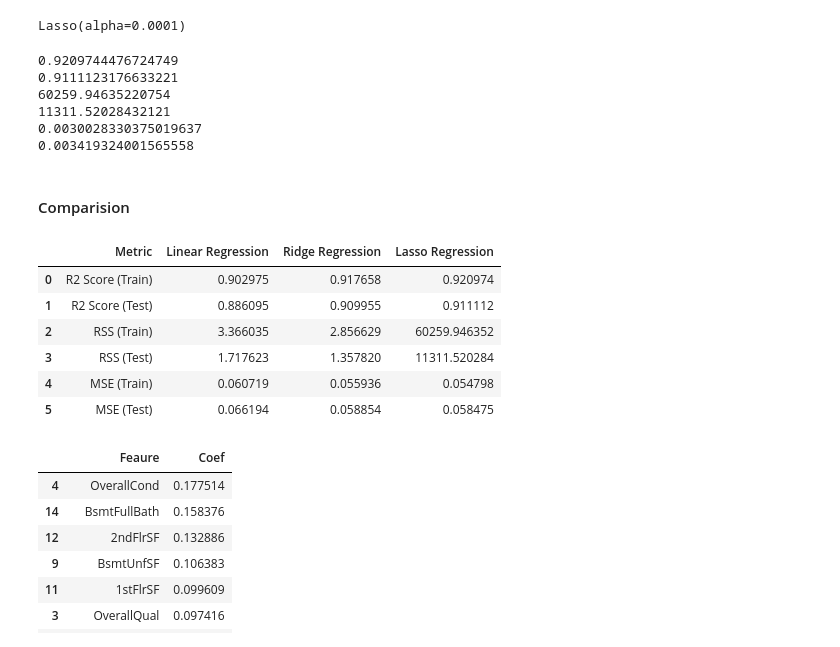
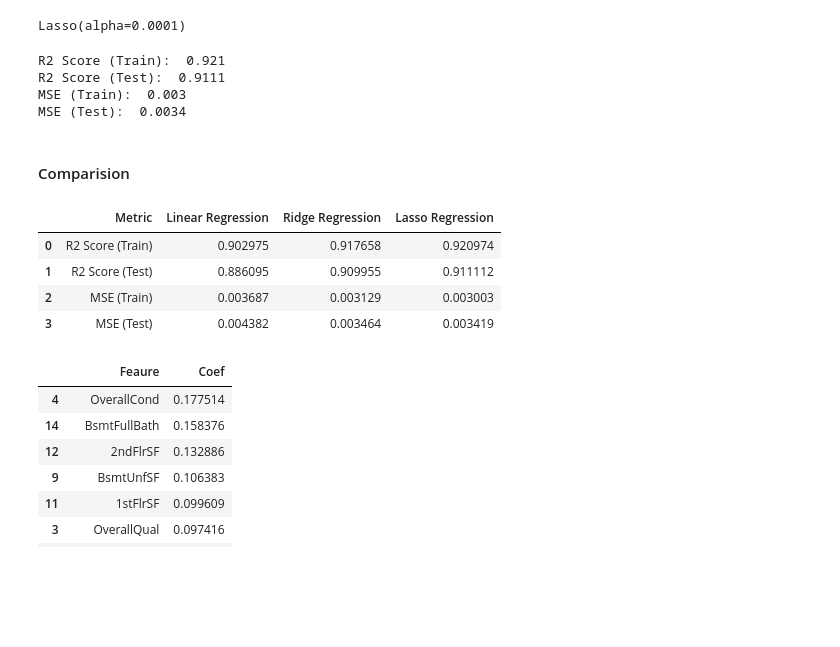
Before and after one commit to jawad360/epgp-course-assignment-advance-regression, a Jupyter notebook: assignment.ipynb, the cells around one changed output. Saved outputs shown, nothing was run; the diff lists cells and outputs as text; code cells hidden in the pictures; blank space fills up the shorter version.

```diff
--- a/assignment.ipynb
+++ b/assignment.ipynb
@@ -505,26 +495,18 @@ y_pred_test = ridge.predict(X_test)
 
 metric2 = []
 r2_train_lr = r2_score(y_train, y_pred_train)
-print(r2_train_lr)
+print("R2 Score (Train): ", round(r2_train_lr, 4))
 metric2.append(r2_train_lr)
 
 r2_test_lr = r2_score(y_test, y_pred_test)
-print(r2_test_lr)
+print("R2 Score (Test): ", round(r2_test_lr, 4))
 metric2.append(r2_test_lr)
 
-rss1_lr = np.sum(np.square(y_train - y_pred_train))
-print(rss1_lr)
-metric2.append(rss1_lr)
-
-rss2_lr = np.sum(np.square(y_test - y_pred_test))
-print(rss2_lr)
-metric2.append(rss2_lr)
-
 mse_train_lr = mean_squared_error(y_train, y_pred_train)
-print(mse_train_lr)
-metric2.append(mse_train_lr**0.5)
+print("MSE (Train): ", round(mse_train_lr, 4))
+metric2.append(mse_train_lr)
 
 mse_test_lr = mean_squared_error(y_test, y_pred_test)
-print(mse_test_lr)
-metric2.append(mse_test_lr**0.5)
+print("MSE (Test): ", round(mse_test_lr, 4))
+metric2.append(mse_test_lr)
 # %% [output]
@@ -596,59 +576,47 @@ y_pred_test = lasso.predict(X_test)
 
 metric3 = []
 r2_train_lr = r2_score(y_train, y_pred_train)
-print(r2_train_lr)
+print("R2 Score (Train): ", round(r2_train_lr, 4))
 metric3.append(r2_train_lr)
 
 r2_test_lr = r2_score(y_test, y_pred_test)
-print(r2_test_lr)
+print("R2 Score (Test): ", round(r2_test_lr, 4))
 metric3.append(r2_test_lr)
 
-rss1_lr = np.sum(np.square(y_train - y_pred_train))
-print(rss1_lr)
-metric3.append(rss1_lr)
-
-rss2_lr = np.sum(np.square(y_test - y_pred_test))
-print(rss2_lr)
-metric3.append(rss2_lr)
-
 mse_train_lr = mean_squared_error(y_train, y_pred_train)
-print(mse_train_lr)
-metric3.append(mse_train_lr**0.5)
+print("MSE (Train): ", round(mse_train_lr, 4))
+metric3.append(mse_train_lr)
 
 mse_test_lr = mean_squared_error(y_test, y_pred_test)
-print(mse_test_lr)
-metric3.append(mse_test_lr**0.5)
+print("MSE (Test): ", round(mse_test_lr, 4))
+metric3.append(mse_test_lr)
 # %% [output]
-0.9209744476724749
-0.9111123176633221
-60259.94635220754
-11311.52028432121
-0.0030028330375019637
-0.003419324001565558
+R2 Score (Train):  0.921
+R2 Score (Test):  0.9111
+MSE (Train):  0.003
+MSE (Test):  0.0034
 # %% [markdown]
 #### Comparision
 # %%
 lr_table = {
-    'Metric': ['R2 Score (Train)','R2 Score (Test)','RSS (Train)','RSS (Test)', 'MSE (Train)','MSE (Test)'],
+    'Metric': ['R2 Score (Train)','R2 Score (Test)', 'MSE (Train)','MSE (Test)'],
     'Linear Regression': metric
 }
 
 lr_metric = pd.DataFrame(lr_table ,columns = ['Metric', 'Linear Regression'] )
 
 rg_metric = pd.Series(metric2, name = 'Ridge Regression')
 ls_metric = pd.Series(metric3, name = 'Lasso Regression')
 
 final_metric = pd.concat([lr_metric, rg_metric, ls_metric], axis = 1)
 
 final_metric
 # %% [output]
 |  | Metric | Linear Regression | Ridge Regression | Lasso Regression |
 | 0 | R2 Score (Train) | 0.902975 | 0.917658 | 0.920974 |
 | 1 | R2 Score (Test) | 0.886095 | 0.909955 | 0.911112 |
-| 2 | RSS (Train) | 3.366035 | 2.856629 | 60259.946352 |
-| 3 | RSS (Test) | 1.717623 | 1.357820 | 11311.520284 |
-| 4 | MSE (Train) | 0.060719 | 0.055936 | 0.054798 |
-| 5 | MSE (Test) | 0.066194 | 0.058854 | 0.058475 |
+| 2 | MSE (Train) | 0.003687 | 0.003129 | 0.003003 |
+| 3 | MSE (Test) | 0.004382 | 0.003464 | 0.003419 |
 # %%
 ridge_params = list(ridge.coef_[0])
 ridge_params.insert(0,ridge.intercept_)
```
Also changed, not shown: parts of 25 cells of this notebook, 2 other files.
